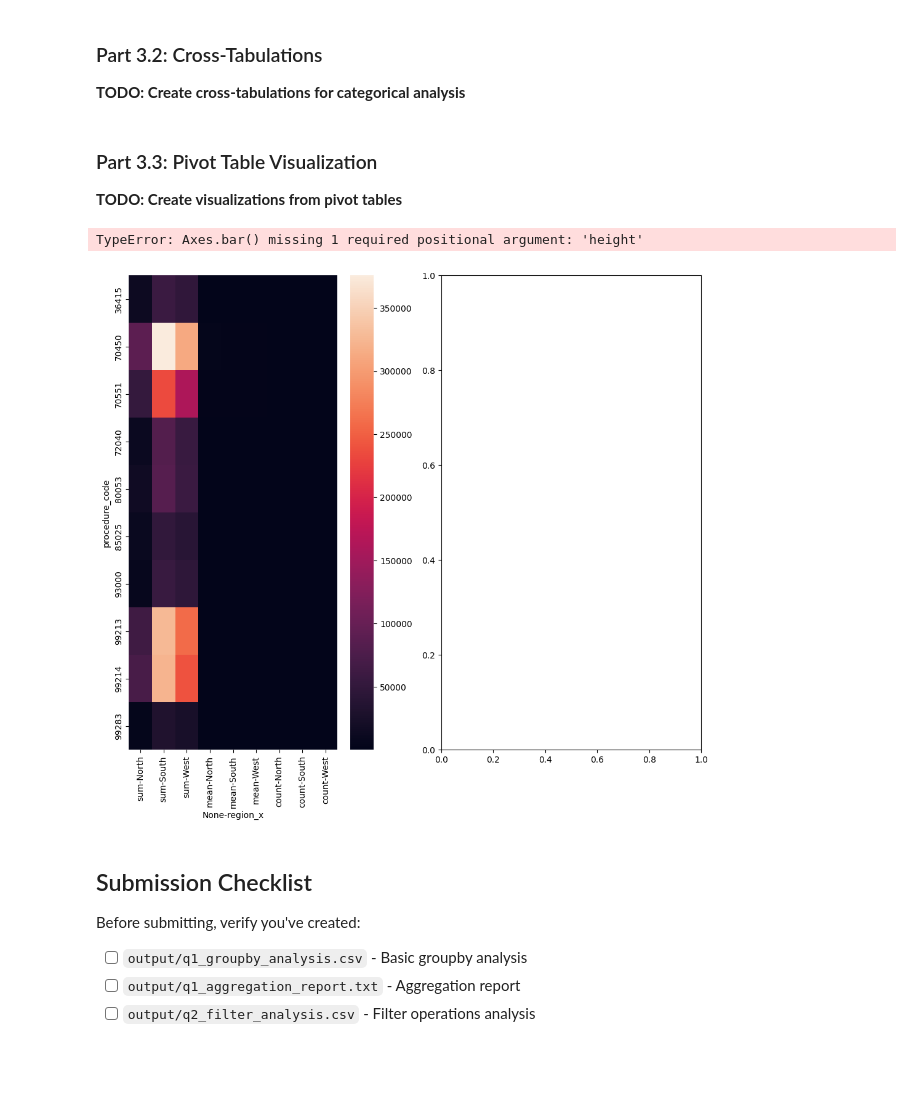
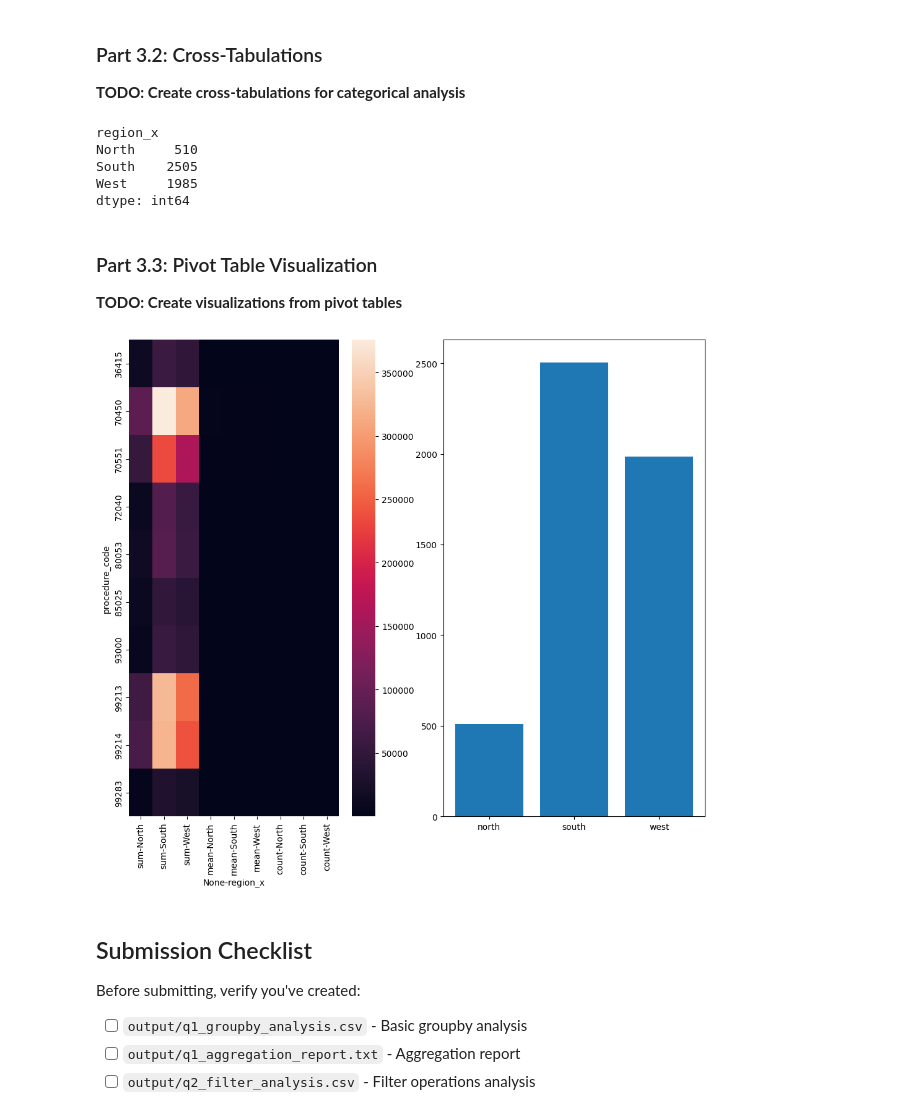
Before and after one commit to UCSF-DataSci/ds217-08-group-filter-and-flow-bnishimine, a Jupyter notebook: assignment.ipynb, the cells around one changed output. Cells and saved outputs as stored; diff of their text form; code cells hidden in the pictures; blank space fills up the shorter version.

Commit message:
FIxed Bar graph

```diff
--- a/assignment.ipynb
+++ b/assignment.ipynb
@@ -246,6 +246,14 @@ crosstab
 # TODO: Analyze the cross-tabulation results
 # TODO: Save results as 'output/q3_crosstab_analysis.csv'
 crosstab.to_csv('output/q3_crosstab_analysis.csv')
+# %%
+pivot['count'].sum()
+# %% [output]
+region_x
+North     510
+South    2505
+West     1985
+dtype: int64
 # %% [markdown]
 ### Part 3.3: Pivot Table Visualization
 
@@ -253,18 +261,17 @@ crosstab.to_csv('output/q3_crosstab_analysis.csv')
 # %%
 # TODO: Create heatmap from pivot table
 # TODO: Create bar chart from pivot table
 # TODO: Customize colors and styling
 # TODO: Add appropriate titles and labels
 fig, axes = plt.subplots(1, 2, figsize= (12, 10))
 
 sns.heatmap(pivot, ax = axes[0])
-axes[1].bar(pivot['sum'])
+axes[1].bar(['north', 'south', 'west'], pivot['count'].sum())
 # TODO: Save the plot as 'output/q3_pivot_visualization.png'
 
 fig.savefig('output/q3_pivot_visualization.png')
 # %% [output]
-TypeError: Axes.bar() missing 1 required positional argument: 'height'
-[figure, old version]
+[figure, new version]
 # %% [markdown]
 ## Submission Checklist
 
```
Also changed, not shown: 1 other file.
